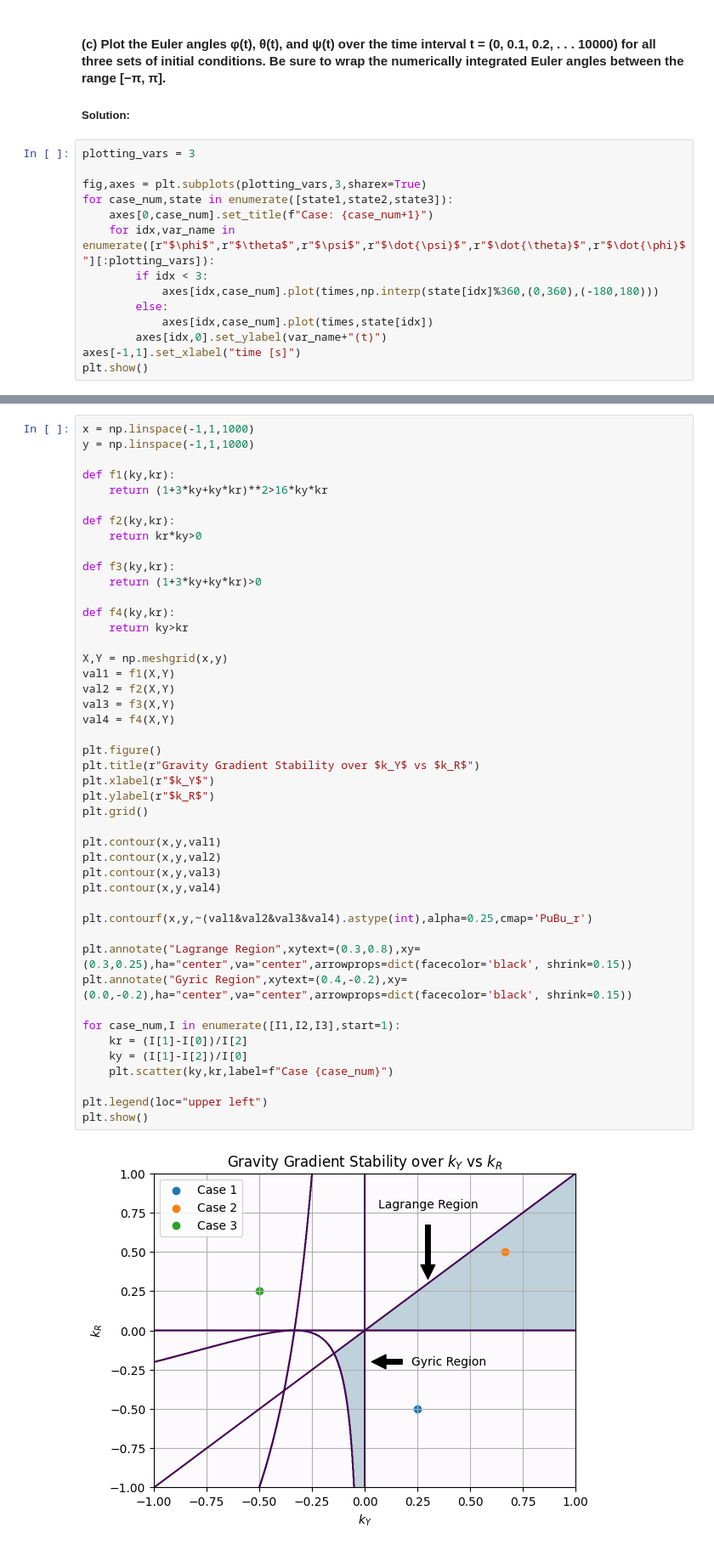
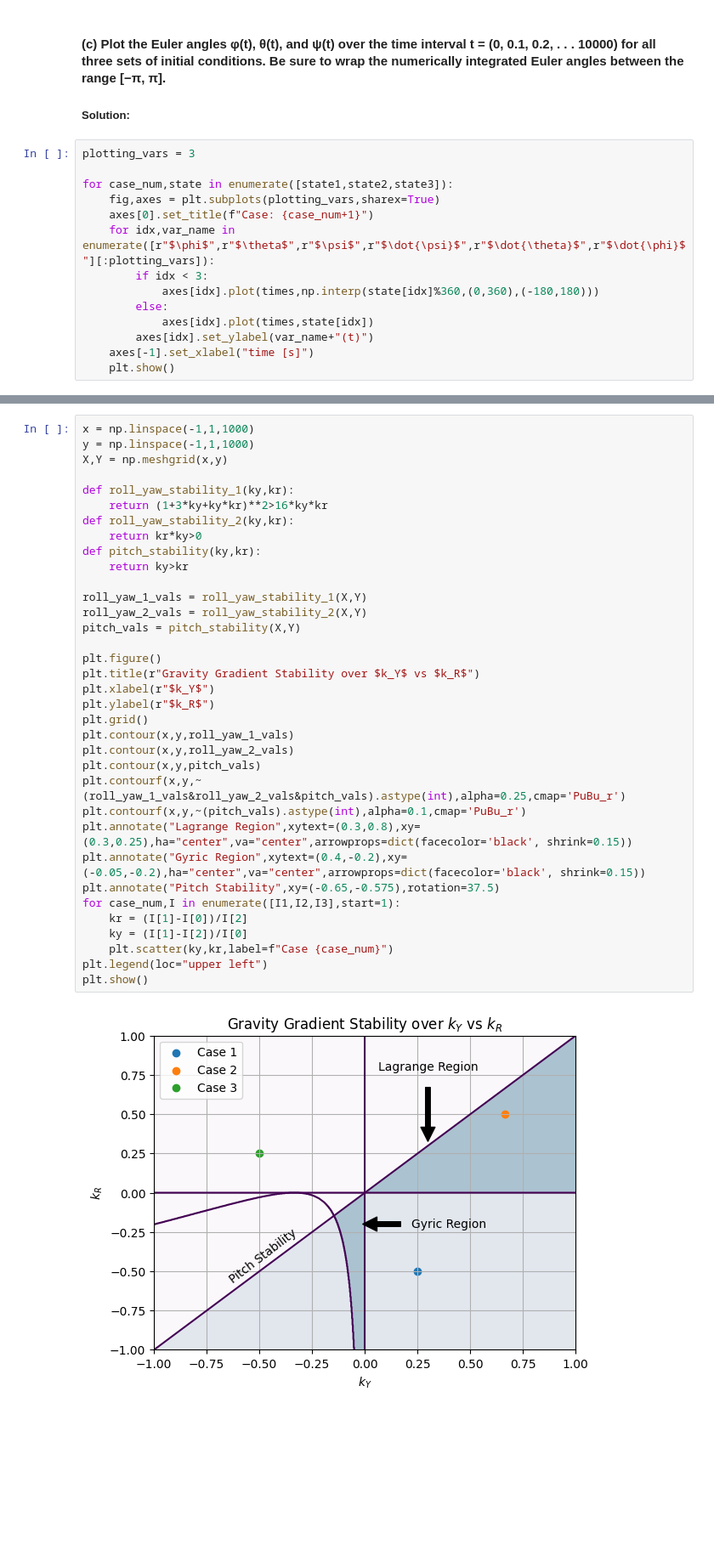
Before and after one commit to jjermstad24/Fall_2024_Classes, a Jupyter notebook: AERO_424/Homework_4.ipynb, the cells around one changed output, grey strips where cells are left out. Shown: that part at 85% size. Cells and saved outputs as stored; diff of their text form; blank space fills up the shorter version.

```diff
--- a/AERO_424/Homework_4.ipynb
+++ b/AERO_424/Homework_4.ipynb
@@ -438,15 +509,15 @@ state3 = np.degrees(odeint(gravity_gradient,init_state,times,rtol=tol,atol=tol,a
 # %%
 plotting_vars = 3
 
-fig,axes = plt.subplots(plotting_vars,3,sharex=True)
 for case_num,state in enumerate([state1,state2,state3]):
-    axes[0,case_num].set_title(f"Case: {case_num+1}")
+    fig,axes = plt.subplots(plotting_vars,sharex=True)
+    axes[0].set_title(f"Case: {case_num+1}")
     for idx,var_name in enumerate([r"$\phi$",r"$\theta$",r"$\psi$",r"$\dot{\psi}$",r"$\dot{\theta}$",r"$\dot{\phi}$"][:plotting_vars]):
         if idx < 3:
-            axes[idx,case_num].plot(times,np.interp(state[idx]%360,(0,360),(-180,180)))
+            axes[idx].plot(times,np.interp(state[idx]%360,(0,360),(-180,180)))
         else:
-            axes[idx,case_num].plot(times,state[idx])
-        axes[idx,0].set_ylabel(var_name+"(t)")
-axes[-1,1].set_xlabel("time [s]")
-plt.show()
+            axes[idx].plot(times,state[idx])
+        axes[idx].set_ylabel(var_name+"(t)")
+    axes[-1].set_xlabel("time [s]")
+    plt.show()
 # %% [output]
@@ -460,47 +533,37 @@ From the plots in part (c), we see that the only stable case is Case 2. Case 3 i
 # %%
 x = np.linspace(-1,1,1000)
 y = np.linspace(-1,1,1000)
+X,Y = np.meshgrid(x,y)
 
-def f1(ky,kr):
+def roll_yaw_stability_1(ky,kr):
     return (1+3*ky+ky*kr)**2>16*ky*kr
-
-def f2(ky,kr):
+def roll_yaw_stability_2(ky,kr):
     return kr*ky>0
-
-def f3(ky,kr):
-    return (1+3*ky+ky*kr)>0
-
-def f4(ky,kr):
+def pitch_stability(ky,kr):
     return ky>kr
 
-X,Y = np.meshgrid(x,y)
-val1 = f1(X,Y)
-val2 = f2(X,Y)
-val3 = f3(X,Y)
-val4 = f4(X,Y)
+roll_yaw_1_vals = roll_yaw_stability_1(X,Y)
+roll_yaw_2_vals = roll_yaw_stability_2(X,Y)
+pitch_vals = pitch_stability(X,Y)
 
 plt.figure()
 plt.title(r"Gravity Gradient Stability over $k_Y$ vs $k_R$")
 plt.xlabel(r"$k_Y$")
 plt.ylabel(r"$k_R$")
 plt.grid()
-
-plt.contour(x,y,val1)
-plt.contour(x,y,val2)
-plt.contour(x,y,val3)
-plt.contour(x,y,val4)
-
-plt.contourf(x,y,~(val1&val2&val3&val4).astype(int),alpha=0.25,cmap='PuBu_r')
-
+plt.contour(x,y,roll_yaw_1_vals)
+plt.contour(x,y,roll_yaw_2_vals)
+plt.contour(x,y,pitch_vals)
+plt.contourf(x,y,~(roll_yaw_1_vals&roll_yaw_2_vals&pitch_vals).astype(int),alpha=0.25,cmap='PuBu_r')
+plt.contourf(x,y,~(pitch_vals).astype(int),alpha=0.1,cmap='PuBu_r')
 plt.annotate("Lagrange Region",xytext=(0.3,0.8),xy=(0.3,0.25),ha="center",va="center",arrowprops=dict(facecolor='black', shrink=0.15))
-plt.annotate("Gyric Region",xytext=(0.4,-0.2),xy=(0.0,-0.2),ha="center",va="center",arrowprops=dict(facecolor='black', shrink=0.15))
-
+plt.annotate("Gyric Region",xytext=(0.4,-0.2),xy=(-0.05,-0.2),ha="center",va="center",arrowprops=dict(facecolor='black', shrink=0.15))
+plt.annotate("Pitch Stability",xy=(-0.65,-0.575),rotation=37.5)
 for case_num,I in enumerate([I1,I2,I3],start=1):
     kr = (I[1]-I[0])/I[2]
     ky = (I[1]-I[2])/I[0]
     plt.scatter(ky,kr,label=f"Case {case_num}")
-
 plt.legend(loc="upper left")
 plt.show()
 # %% [output]
-[figure, old version]
+[figure, new version]
```
Also changed, not shown: parts of 9 cells of this notebook.
